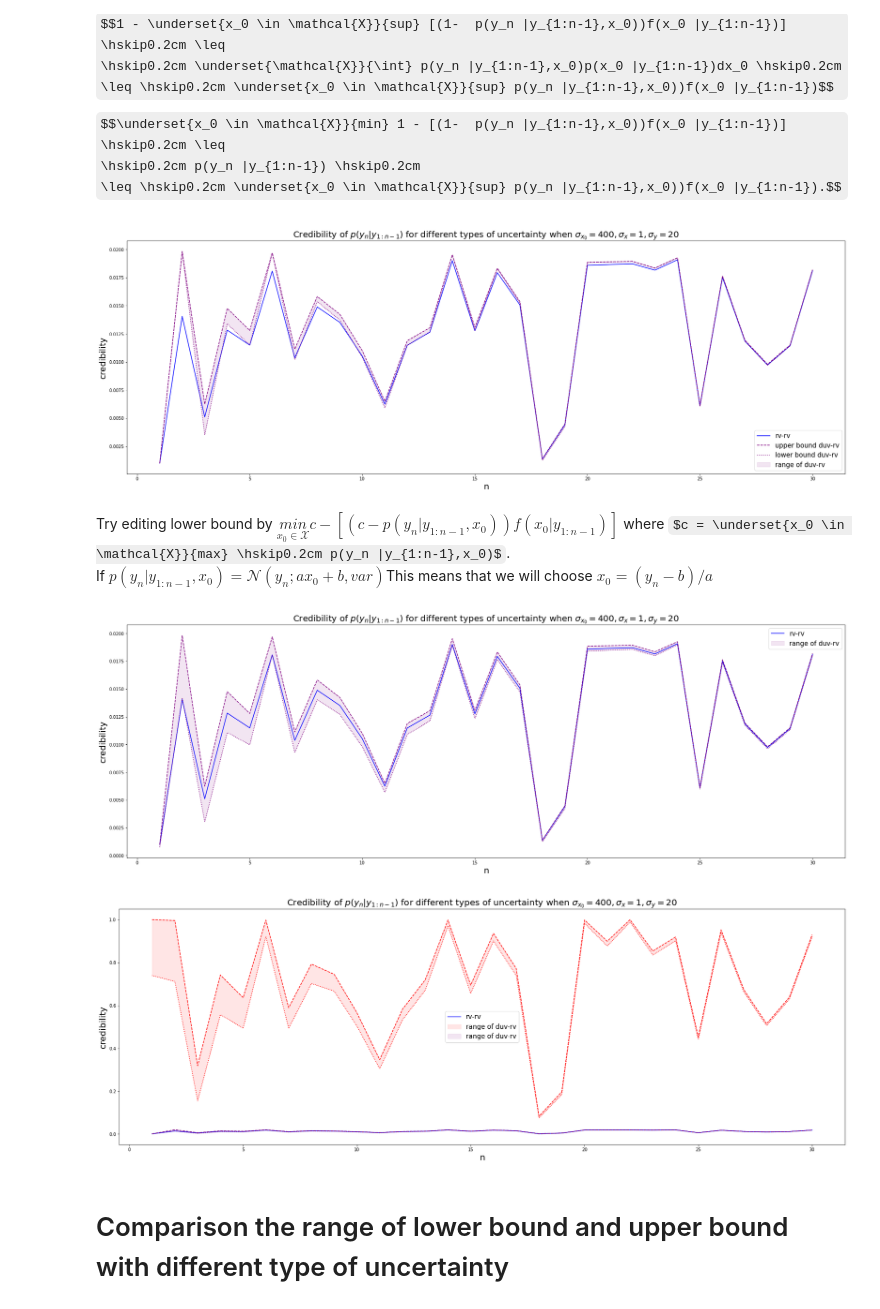
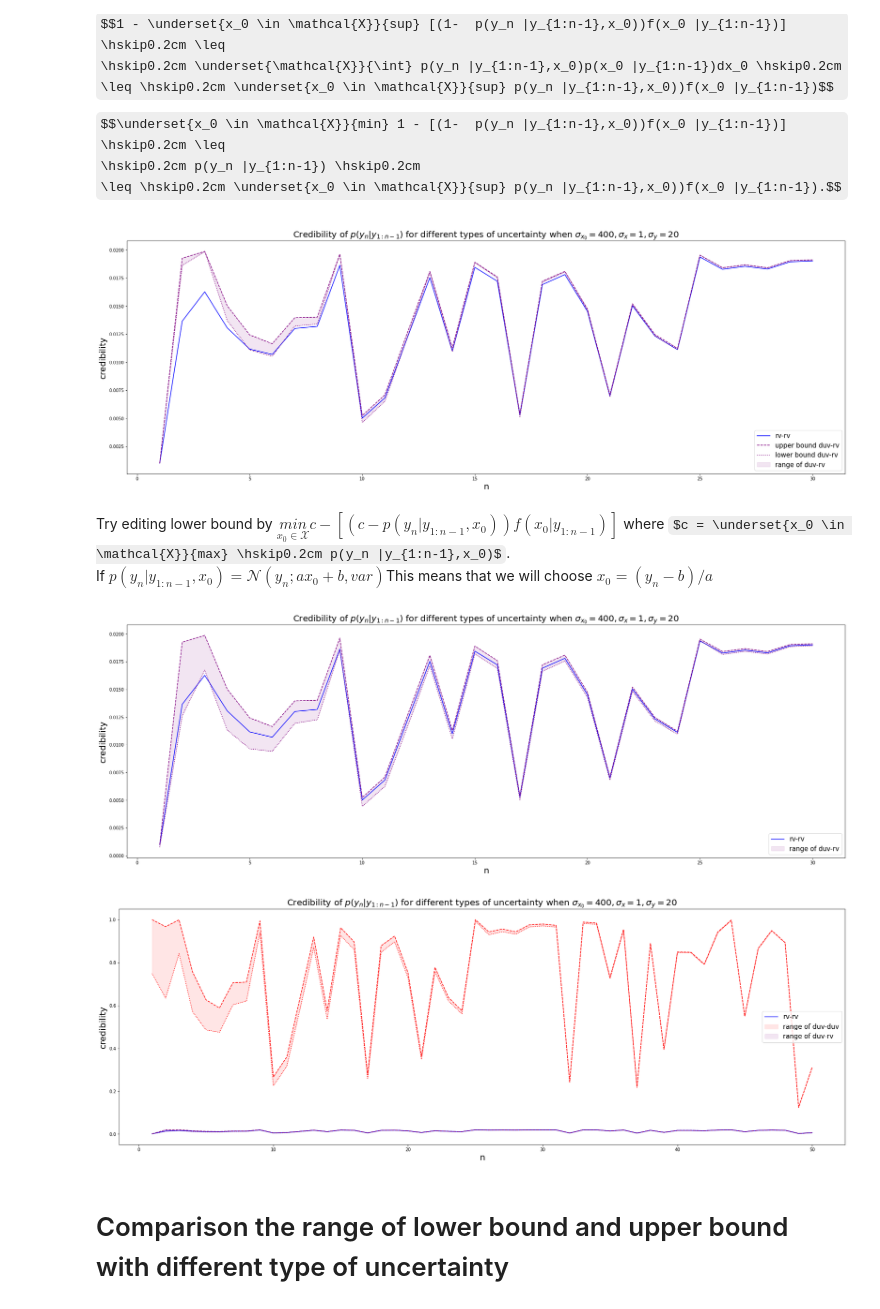
Before and after one commit to ChatchueaKimchaiwong/SMC-coding, a Jupyter notebook: nstep random walk for different type of uncertainty/nstep random walk for different type of uncertainty.ipynb, the cells around one changed output. Drawn from its saved outputs; the diff is of its cells as text; code cells hidden in the pictures; some formulas as TeX source.

```diff
--- a/nstep random walk for different type of uncertainty/nstep random walk for different type of uncertainty.ipynb
+++ b/nstep random walk for different type of uncertainty/nstep random walk for different type of uncertainty.ipynb
@@ -13,6 +13,9 @@ import time
 # %%
 def prediction(x, F, sqrtU):
     return np.matmul(F, x) + np.matmul(sqrtU, np.random.randn(sqrtU.shape[1]))
+
+def normpos(x, mean, var):
+    return math.exp((-1/(2*var))*((x-mean)**2 ))
 
 def observation(x, H, sqrtV):
     return np.matmul(H, x) + np.matmul(sqrtV, np.random.randn(sqrtV.shape[1]))
@@ -169,9 +172,9 @@ for i in np.arange(n):
     if a <= Mun[i] <= b:
         B.append(1)
     elif Mun[i] < a:
-        B.append(math.exp((-1/(2*(Pnn[i])))*((a-Mun[i])**2 ))) #f(a)
+        B.append(normpos(a, Mun[i], Pnn[i])) #f(a)
     else :
-        B.append(math.exp((-1/(2*(Pnn[i])))*((b-Mun[i])**2 ))) #f(b)
+        B.append(normpos(b, Mun[i], Pnn[i])) #f(b)
 
 X = [] #lower bound for credibility duv-duv case
 for i in np.arange(n):
@@ -333,7 +336,6 @@ for i in np.arange(n):
     cred.append((norm(Myn[i],Pyn[i]**0.5).pdf(y[0][i])[0])[0])
 
 
-
 #duv-rv case
 #yn|x0,y1:n-1
 Mcco1  = np.insert(Mcco[0:n-1],0,1) #coef of mean xn-1|x0,y1:n-1 i.e. x0, x1|x0,y1, x2|x0,y1:2, ..., xn-1|x0,y1:n-1 #x0 = 1*x + 0
@@ -341,11 +343,11 @@ Mcre1  = np.insert(Mcre[0:n-1],0,0) #remainder of mean xn-1|x0,y1:n-1
 Pc1  = np.insert(Pc[0:n-1],0,P0) #remainder of mean xn-1|x0,y1:n-1
 coyn = []  #coef of mean yn|x0,y1:n-1
 reyn = []  #remainder of mean yn|x0,y1:n-1
-Pyn = [] #variance yn|x0,y1:n-1
+Pyn0 = [] #variance yn|x0,y1:n-1
 for i in np.arange(n):
     coyn.append(np.matmul(H,np.matmul(F,[Mcco1[i]])))
     reyn.append(np.matmul(H,np.matmul(F,[Mcre1[i]])))
-    Pyn.append((np.matmul(H,np.matmul(np.matmul(F,np.matmul([Pc1[i]],F.transpose())) + U, H.transpose())) + V)[0])
+    Pyn0.append((np.matmul(H,np.matmul(np.matmul(F,np.matmul([Pc1[i]],F.transpose())) + U, H.transpose())) + V)[0])
 
 #x0|y1:n-1
 newMu0 = np.insert(Mu0[0:n-1],0,m0) #mean x0|y1:n-1 i.e. x0, x0|y1, x0|y1:2, ..., x0|y1:n-1
@@ -356,7 +358,7 @@ newP00 = np.insert(P00[0:n-1],0,P0) #variance x0|y1:n-1
 D=[]
 for i in np.arange(n):
     def f(x):
-        return (math.exp((-1/(2*newP00[i]))*((x-newMu0[i])**2 )))* (norm(coyn[i]*x + reyn[i], Pyn[i]**0.5).pdf(y[0][i]))
+        return (normpos(x, newMu0[i], newP00[i]))* (norm(coyn[i]*x + reyn[i], Pyn0[i]**0.5).pdf(y[0][i]))
     #j1 = minimize(lambda x: -f(x),newMu0[i] + (newP00[i]**0.5)).x   ##set intial guess =m0 +- sig0
     #j2 = minimize(lambda x: -f(x),newMu0[i] - (newP00[i]**0.5)).x
     #fj = max(f(j1),f(j2))
@@ -367,7 +369,7 @@ for i in np.arange(n):
 Y = []
 for i in np.arange(n):
     def f(x):
-        return 1- ((math.exp((-1/(2*newP00[i]))*((x-newMu0[i])**2 )))* (1-norm(coyn[i]*x + reyn[i], Pyn[i]**0.5).pdf(y[0][i])))
+        return 1- ((normpos(x, newMu0[i], newP00[i]))* (1-norm(coyn[i]*x + reyn[i], Pyn0[i]**0.5).pdf(y[0][i])))
     j1 = minimize(f,newMu0[i] + (newP00[i]**0.5)).x  ##set intial guess =m0 +- sig0
     j2 = minimize(f,newMu0[i] - (newP00[i]**0.5)).x
     fj = min(f(j1),f(j2))
@@ -376,20 +378,14 @@ for i in np.arange(n):
 #duv-duv case
 B =[]#maximum value of function = credibility duv-duv case
 for i in np.arange(n):
-    def f(x):
-        return (math.exp((-1/(2*newP00[i]))*((x-newMu0[i])**2 )))*(math.exp((-1/(2*Pyn[i]))*((y[0][i]-coyn[i]*x + reyn[i])**2 )))
-    #j1 = minimize(lambda x: -f(x),newMu0[i] + (newP00[i]**0.5)).x   ##set intial guess =m0 +- sig0
-    #j2 = minimize(lambda x: -f(x),newMu0[i] - (newP00[i]**0.5)).x
-    #fj = max(f(j1),f(j2))
-    fj = f(minimize(lambda x: -f(x),newMu0[i]).x)
-    B.append(fj)
+    B.append(normpos(y[0][i], Myn[i], Pyn[i]))
 
 X = [] #lower bound for credibility duv-duv case
 for i in np.arange(n):
     def f(x):
-        return 1- ((math.exp((-1/(2*newP00[i]))*((x-newMu0[i])**2 )))* (1-(math.exp((-1/(2*Pyn[i]))*((y[0][i]-coyn[i]*x + reyn[i])**2 )))))
-    j1 = minimize(f,newMu0[i] + (newP00[i]**0.5)).x  ##set intial guess =m0 +- sig0
-    j2 = minimize(f,newMu0[i] - (newP00[i]**0.5)).x
+        return 1- ((normpos(x, newMu0[i], newP00[i]))* (1-(normpos(y[0][i], coyn[i]*x + reyn[i], Pyn0[i]))))
+    j1 = minimize(f,newMu0[i] + 0.5*(newP00[i]**0.5)).x  ##set intial guess =m0 +- sig0
+    j2 = minimize(f,newMu0[i] - 0.5*(newP00[i]**0.5)).x
     fj = min(f(j1),f(j2))
     X.append(fj)
 # %%
@@ -408,7 +404,7 @@ plt.fill_between(np.arange(start=1, stop=end+1, step=1),D[0:end],Y[0:end], color
 plt.legend(loc='best',fontsize=15)
 plt.show()
 # %% [output]
-[figure, old version]
+[figure, new version]
 # %% [markdown]
 Try editing lower bound by $\underset{x_0 \in \mathcal{X}}{min} c - [(c-  p(y_n |y_{1:n-1},x_0))f(x_0 | y_{1:n-1} )]$ where
 $c = \underset{x_0 \in \mathcal{X}}{max} \hskip0.2cm p(y_n |y_{1:n-1},x_0)$. <br>
@@ -418,8 +414,8 @@ If $p(y_n |y_{1:n-1},x_0) = \mathcal{N} (y_n ; ax_0 +b,var) $This means that we
 Y = []
 for i in np.arange(n):
     def f(x):
-        c = norm(y[0][i], Pyn[i]**0.5).pdf(y[0][i]) #by substitute x0= (yn - rem )/coef we get mean = yn
-        return c- ((math.exp((-1/(2*newP00[i]))*((x-newMu0[i])**2 )))* (c-norm(coyn[i]*x + reyn[i], Pyn[i]**0.5).pdf(y[0][i])))
+        c = norm(y[0][i], Pyn0[i]**0.5).pdf(y[0][i]) #by substitute x0= (yn - rem )/coef we get mean = yn
+        return c- ((normpos(x, newMu0[i], newP00[i]))* (c-norm(coyn[i]*x + reyn[i], Pyn0[i]**0.5).pdf(y[0][i])))
     j1 = minimize(f,newMu0[i] + (newP00[i]**0.5)).x  ##set intial guess =m0 +- sig0
     j2 = minimize(f,newMu0[i] - (newP00[i]**0.5)).x
     fj = min(f(j1),f(j2))
@@ -440,24 +436,24 @@ plt.fill_between(np.arange(start=1, stop=end+1, step=1),D[0:end],Y[0:end], color
 plt.legend(loc='best',fontsize=15)
 plt.show()
 # %% [output]
-[figure, old version]
+[figure, new version]
 # %%
-end = 30 #end of graph
+end = 50 #end of graph
 plt.figure(figsize=(30,10))
 plt.title("Credibility of $p(y_n| y_{1:n-1})$ for different types of uncertainty when $\sigma_{x_{0}} = 400, \sigma_{x}=1,\sigma_{y}=20$", fontsize = 20)
 plt.xlabel('n',fontsize=20)
 plt.ylabel('credibility', fontsize=20)
 plt.plot(np.arange(start=1, stop=end+1, step=1),cred[0:end],linestyle='-',color='blue',label='rv-rv')
 plt.plot(np.arange(start=1, stop=end+1, step=1),B[0:end],linestyle='dashed',color='red')
 plt.plot(np.arange(start=1, stop=end+1, step=1),X[0:end],linestyle='dotted',color='red')
-plt.fill_between(np.arange(start=1, stop=end+1, step=1),B[0:end],X[0:end], color='red', alpha=0.1,label='range of duv-rv')
+plt.fill_between(np.arange(start=1, stop=end+1, step=1),B[0:end],X[0:end], color='red', alpha=0.1,label='range of duv-duv')
 plt.plot(np.arange(start=1, stop=end+1, step=1),D[0:end],linestyle='dashed',color='purple')
 plt.plot(np.arange(start=1, stop=end+1, step=1),Y[0:end],linestyle='dotted',color='purple')
 plt.fill_between(np.arange(start=1, stop=end+1, step=1),D[0:end],Y[0:end], color='purple', alpha=0.1,label='range of duv-rv')
 plt.legend(loc='best',fontsize=15)
 plt.show()
 # %% [output]
-[figure, old version]
+[figure, new version]
 # %% [markdown]
 # Comparison the range of lower bound and upper bound with different type of uncertainty
 # %%
```
Also changed, not shown: parts of 18 cells of this notebook.
